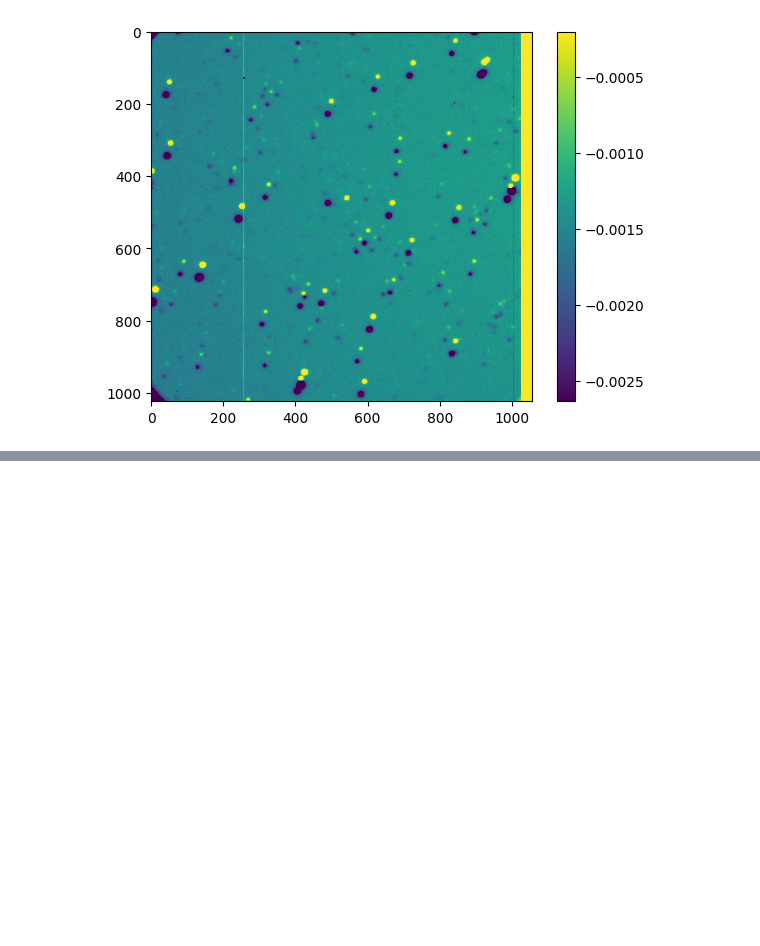
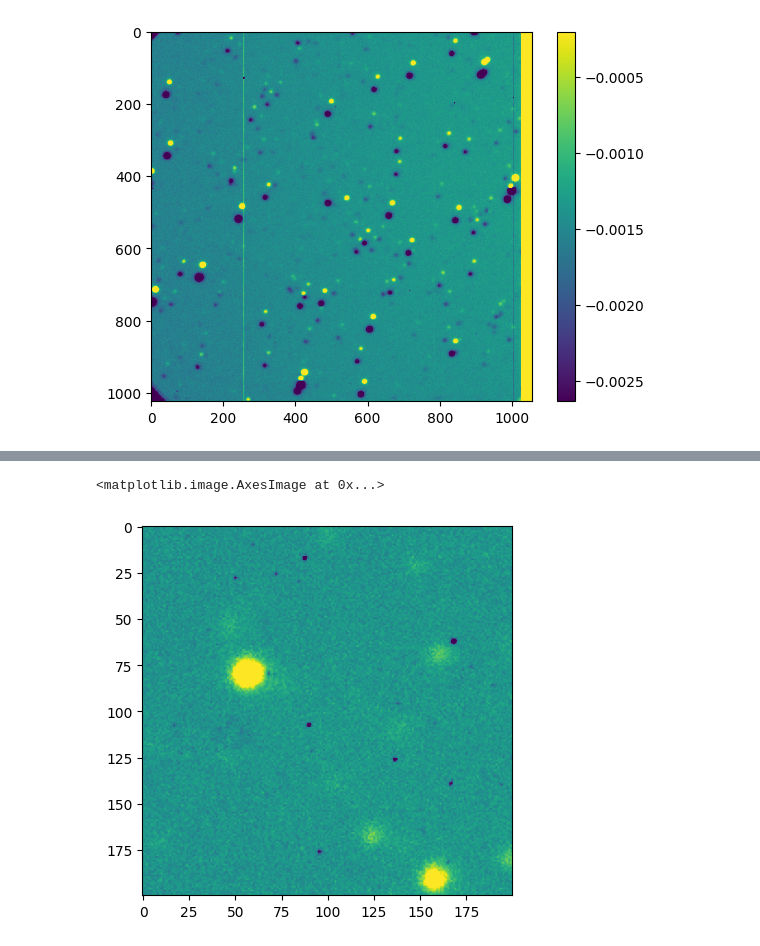
Before and after one commit to askemer/ASTR257_2024, a Jupyter notebook: student_work/adityars/pluto.ipynb, the cells around one changed output, grey strips where cells are left out. Cells and saved outputs as stored; diff of their text form; code cells hidden in the pictures; blank space fills up the shorter version.

Commit message:
finished Pluto and reduced HR

```diff
--- a/student_work/adityars/pluto.ipynb
+++ b/student_work/adityars/pluto.ipynb
@@ -59,0 +102,15 @@ plt.colorbar()
+# %%
+# ds9 "centroid" doesn't seem to work, so instead these are the approx x/y of Pluto on both images
+# I'll use photutils to make both more precise, then convert back to arcsec
+x0_pluto, y0_pluto = 542.843, 496.837
+x1_pluto, y1_pluto = 500.837, 476.939
+half_crop_size = 100
+crop = lambda d, y, x: d[(int(x) - half_crop_size):(int(x) + half_crop_size), (int(y) - half_crop_size):(int(y) + half_crop_size)]
+sci0_crop = crop(science0_offset, x0_pluto, y0_pluto)
+sci1_crop = crop(science1_offset, x1_pluto, y1_pluto)
+# %%
+vmin0, vmax0 = getlims(science0_offset)
+plt.imshow(sci0_crop, vmin=vmin0, vmax=vmax0)
+# %% [output]
+<matplotlib.image.AxesImage at 0x...>
+[figure, added]
```
Also changed, not shown: parts of 13 cells of this notebook, 4 other files.
